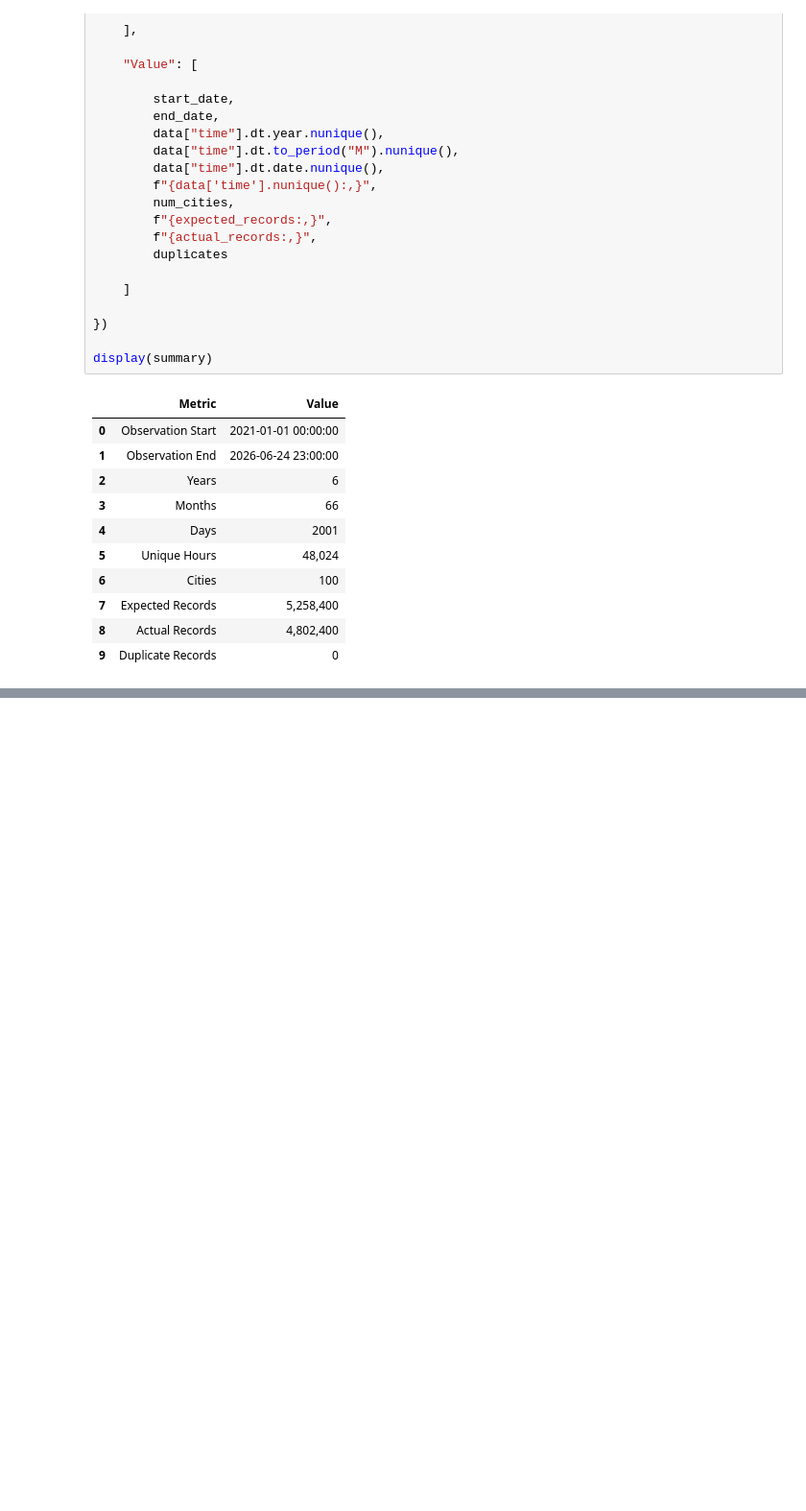
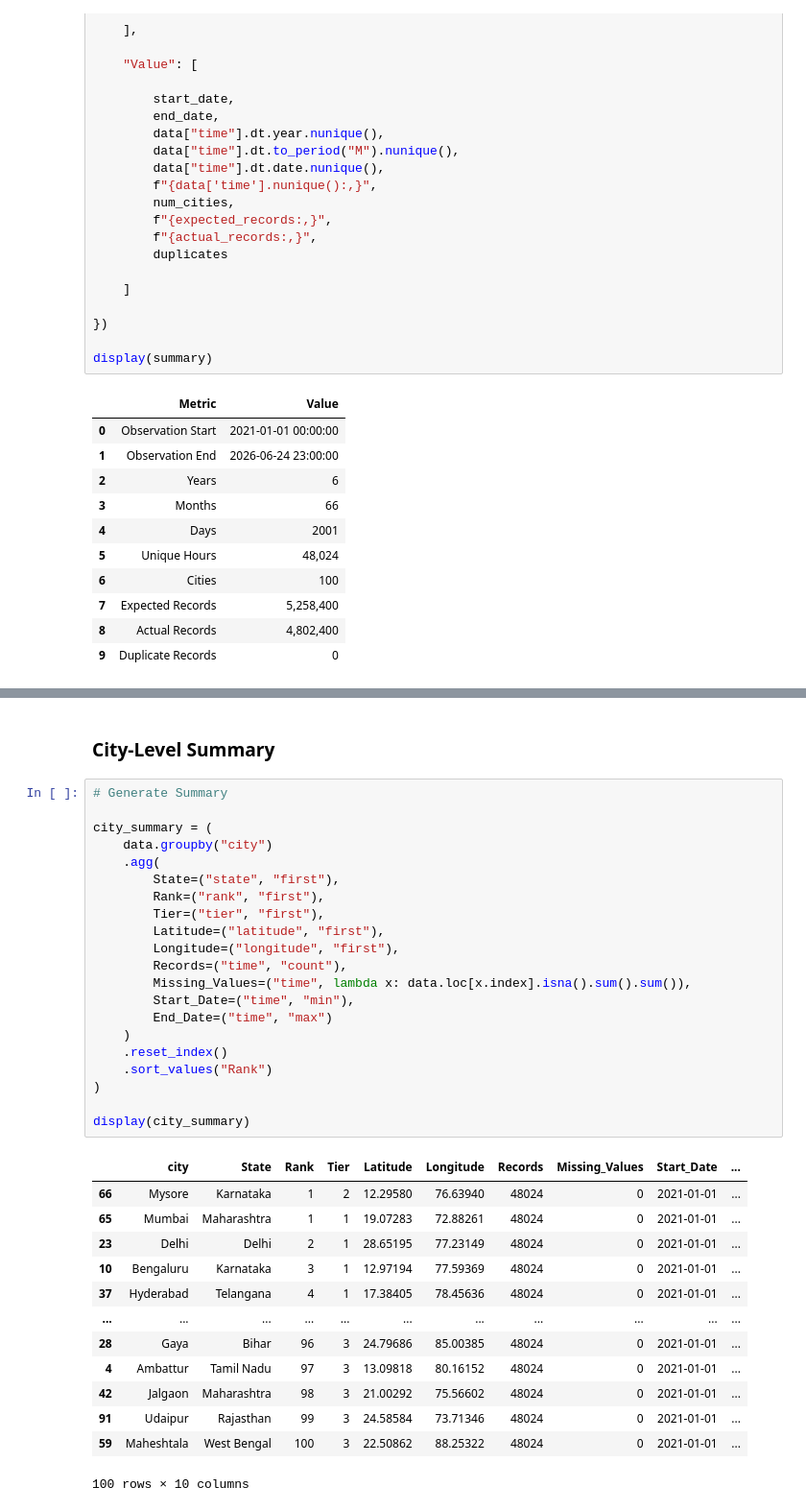
Before and after one commit to Bhushan-Alva/EcoScope, a Jupyter notebook: notebooks/01_data_audit.ipynb, the cells around one changed output, grey strips where cells are left out. Shown at 96% size. Saved outputs shown, nothing was run; the diff lists cells and outputs as text; blank space fills up the shorter version.

```diff
--- a/notebooks/01_data_audit.ipynb
+++ b/notebooks/01_data_audit.ipynb
@@ -373,0 +1631,37 @@ display(summary)
+# %% [markdown]
+### City-Level Summary
+# %%
+# Generate Summary
+
+city_summary = (
+    data.groupby("city")
+    .agg(
+        State=("state", "first"),
+        Rank=("rank", "first"),
+        Tier=("tier", "first"),
+        Latitude=("latitude", "first"),
+        Longitude=("longitude", "first"),
+        Records=("time", "count"),
+        Missing_Values=("time", lambda x: data.loc[x.index].isna().sum().sum()),
+        Start_Date=("time", "min"),
+        End_Date=("time", "max")
+    )
+    .reset_index()
+    .sort_values("Rank")
+)
+
+display(city_summary)
+# %% [output]
+|  | city | State | Rank | Tier | Latitude | Longitude | Records | Missing_Values | Start_Date | ... |
+| 66 | Mysore | Karnataka | 1 | 2 | 12.29580 | 76.63940 | 48024 | 0 | 2021-01-01 | ... |
+| 65 | Mumbai | Maharashtra | 1 | 1 | 19.07283 | 72.88261 | 48024 | 0 | 2021-01-01 | ... |
+| 23 | Delhi | Delhi | 2 | 1 | 28.65195 | 77.23149 | 48024 | 0 | 2021-01-01 | ... |
+| 10 | Bengaluru | Karnataka | 3 | 1 | 12.97194 | 77.59369 | 48024 | 0 | 2021-01-01 | ... |
+| 37 | Hyderabad | Telangana | 4 | 1 | 17.38405 | 78.45636 | 48024 | 0 | 2021-01-01 | ... |
+| ... | ... | ... | ... | ... | ... | ... | ... | ... | ... | ... |
+| 28 | Gaya | Bihar | 96 | 3 | 24.79686 | 85.00385 | 48024 | 0 | 2021-01-01 | ... |
+| 4 | Ambattur | Tamil Nadu | 97 | 3 | 13.09818 | 80.16152 | 48024 | 0 | 2021-01-01 | ... |
+| 42 | Jalgaon | Maharashtra | 98 | 3 | 21.00292 | 75.56602 | 48024 | 0 | 2021-01-01 | ... |
+| 91 | Udaipur | Rajasthan | 99 | 3 | 24.58584 | 73.71346 | 48024 | 0 | 2021-01-01 | ... |
+| 59 | Maheshtala | West Bengal | 100 | 3 | 22.50862 | 88.25322 | 48024 | 0 | 2021-01-01 | ... |
+100 rows × 10 columns
```
Also changed, not shown: parts of 79 cells of this notebook.
